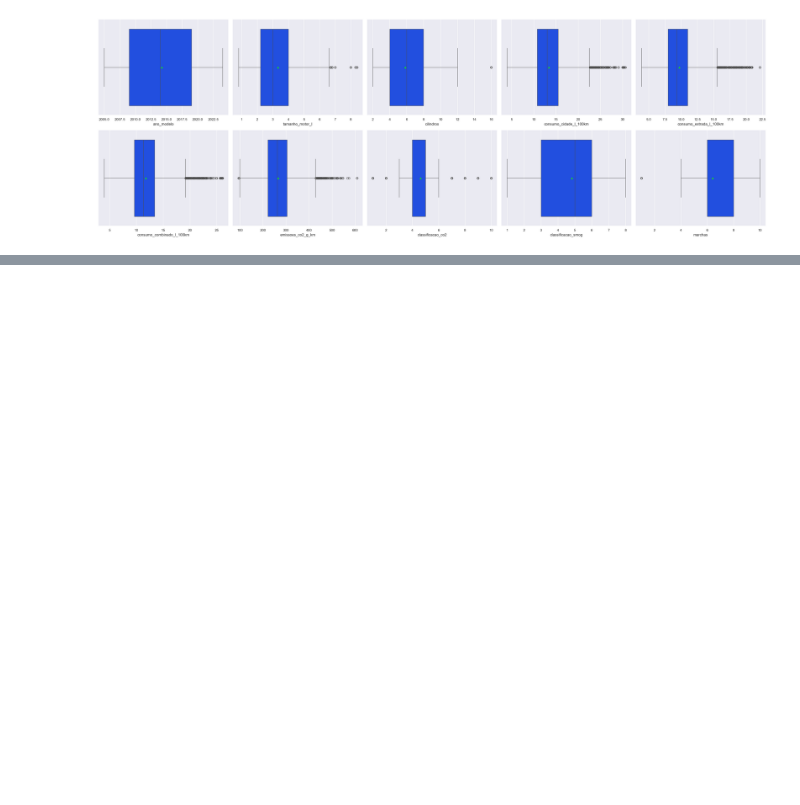
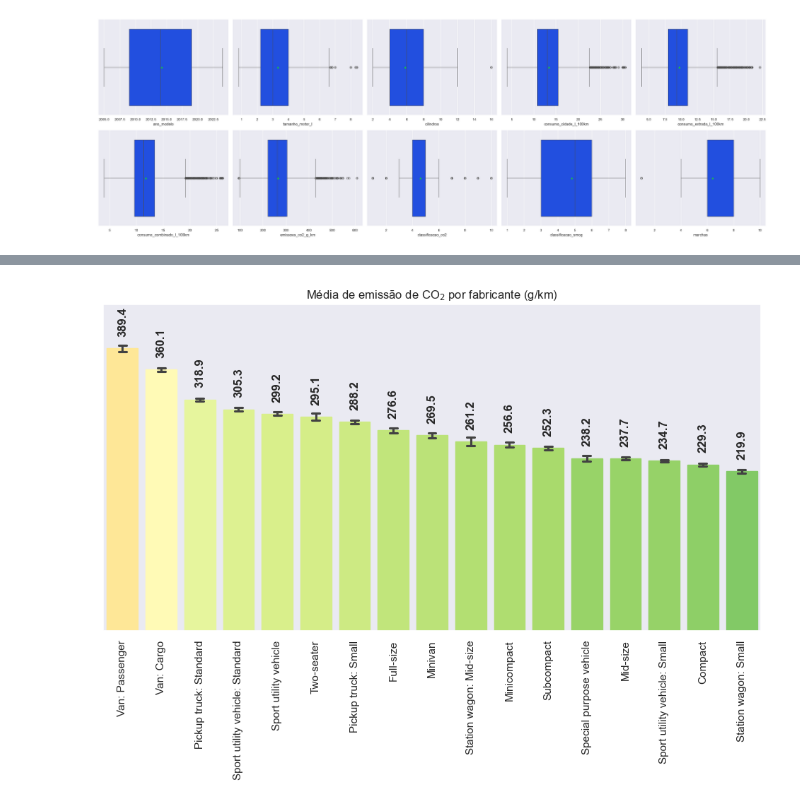
Before and after one commit to Antonio-Manoel/emissao-co2, a Jupyter notebook: notebooks/EDA.ipynb, the cells around one changed output, grey strips where cells are left out. Saved outputs shown, nothing was run; the diff lists cells and outputs as text; code cells hidden in the pictures; blank space fills up the shorter version.

```diff
--- a/notebooks/EDA.ipynb
+++ b/notebooks/EDA.ipynb
@@ -272,0 +334,25 @@ plt.show()
+# %%
+fig, ax = plt.subplots(figsize=(12, 6))
+
+sns.barplot(data=df, x="classe_veiculo", y="emissoes_co2_g_km", ax=ax,
+            order=df.groupby("classe_veiculo")["emissoes_co2_g_km"].mean().sort_values(ascending=False).index,capsize=0.2)
+
+ax.bar_label(ax.containers[0], fmt="%.1f", rotation=90, padding=12, size=12, weight="bold")
+
+ax.set_ylim(0, 450)
+ax.set_ylabel("")
+ax.set_xlabel("")
+ax.set_yticks([])
+plt.xticks(rotation=90)
+
+ax.set_title(f"Média de emissão de {co2_latex} por fabricante (g/km)")
+
+norm = mcolors.Normalize(vmin=df["emissoes_co2_g_km"].min(), vmax=df["emissoes_co2_g_km"].max())
+cmap = cm.RdYlGn_r
+
+for barra in ax.patches:
+    barra.set_color(cmap(norm(barra.get_height())))
+
+plt.show()
+# %% [output]
+[figure, added]
```
Also changed, not shown: parts of 14 cells of this notebook.
